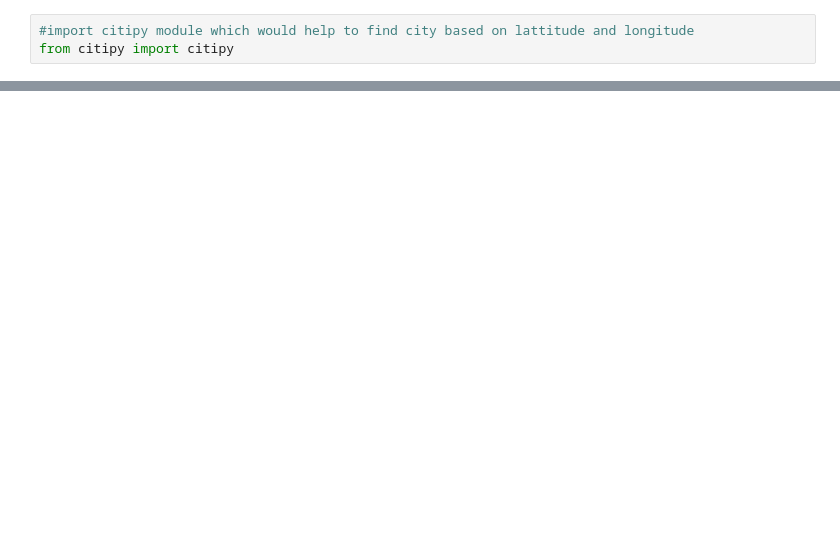
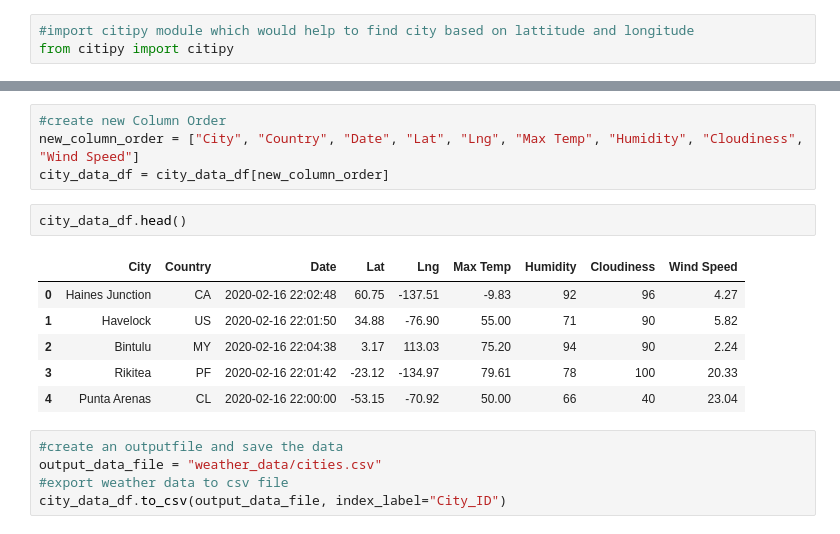
Before and after one commit to amuthusa/World_Weather_Analysis, a Jupyter notebook: WeatherPy.ipynb, the cells around one changed output, grey strips where cells are left out. Drawn from its saved outputs; the diff is of its cells as text; blank space fills up the shorter version.

```diff
--- a/WeatherPy.ipynb
+++ b/WeatherPy.ipynb
@@ -75,0 +189,18 @@ len
+# %%
+#create new Column Order
+new_column_order = ["City", "Country", "Date", "Lat", "Lng", "Max Temp", "Humidity", "Cloudiness", "Wind Speed"]
+city_data_df = city_data_df[new_column_order]
+# %%
+city_data_df.head()
+# %% [output]
+|  | City | Country | Date | Lat | Lng | Max Temp | Humidity | Cloudiness | Wind Speed |
+| 0 | Haines Junction | CA | 2020-02-16 22:02:48 | 60.75 | -137.51 | -9.83 | 92 | 96 | 4.27 |
+| 1 | Havelock | US | 2020-02-16 22:01:50 | 34.88 | -76.90 | 55.00 | 71 | 90 | 5.82 |
+| 2 | Bintulu | MY | 2020-02-16 22:04:38 | 3.17 | 113.03 | 75.20 | 94 | 90 | 2.24 |
+| 3 | Rikitea | PF | 2020-02-16 22:01:42 | -23.12 | -134.97 | 79.61 | 78 | 100 | 20.33 |
+| 4 | Punta Arenas | CL | 2020-02-16 22:00:00 | -53.15 | -70.92 | 50.00 | 66 | 40 | 23.04 |
+# %%
+#create an outputfile and save the data
+output_data_file = "weather_data/cities.csv"
+#export weather data to csv file
+city_data_df.to_csv(output_data_file, index_label="City_ID")
```
Also changed, not shown: parts of 10 cells of this notebook.
